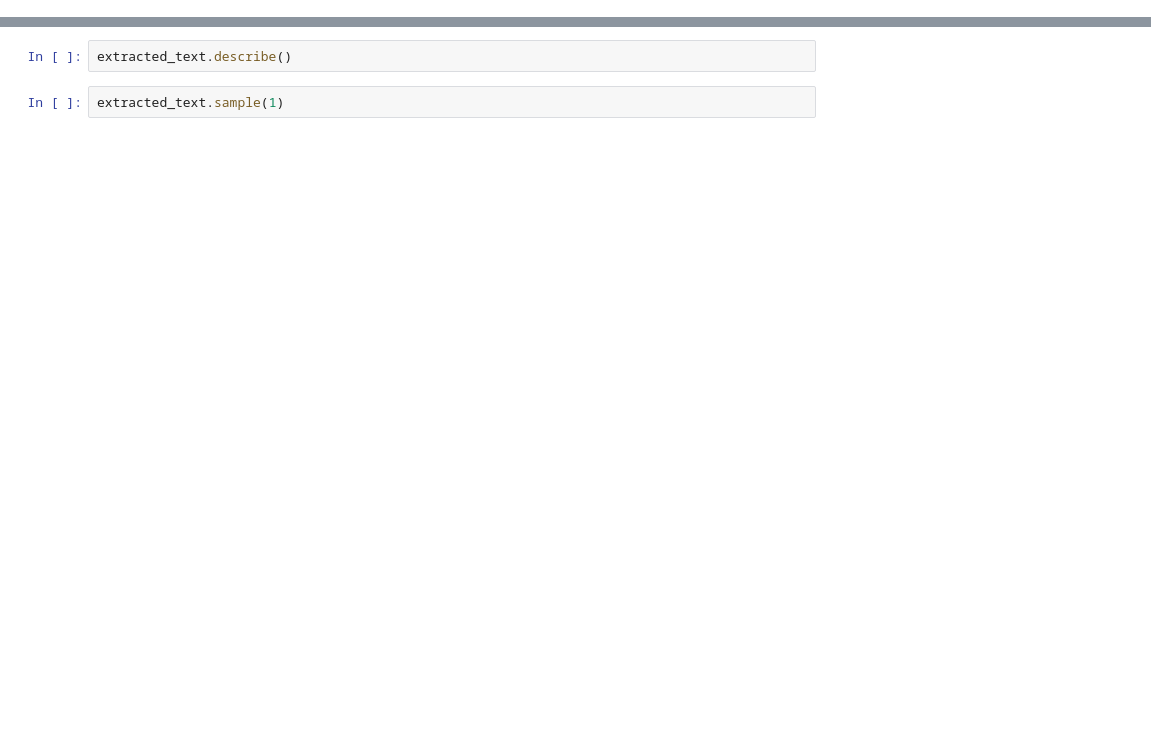
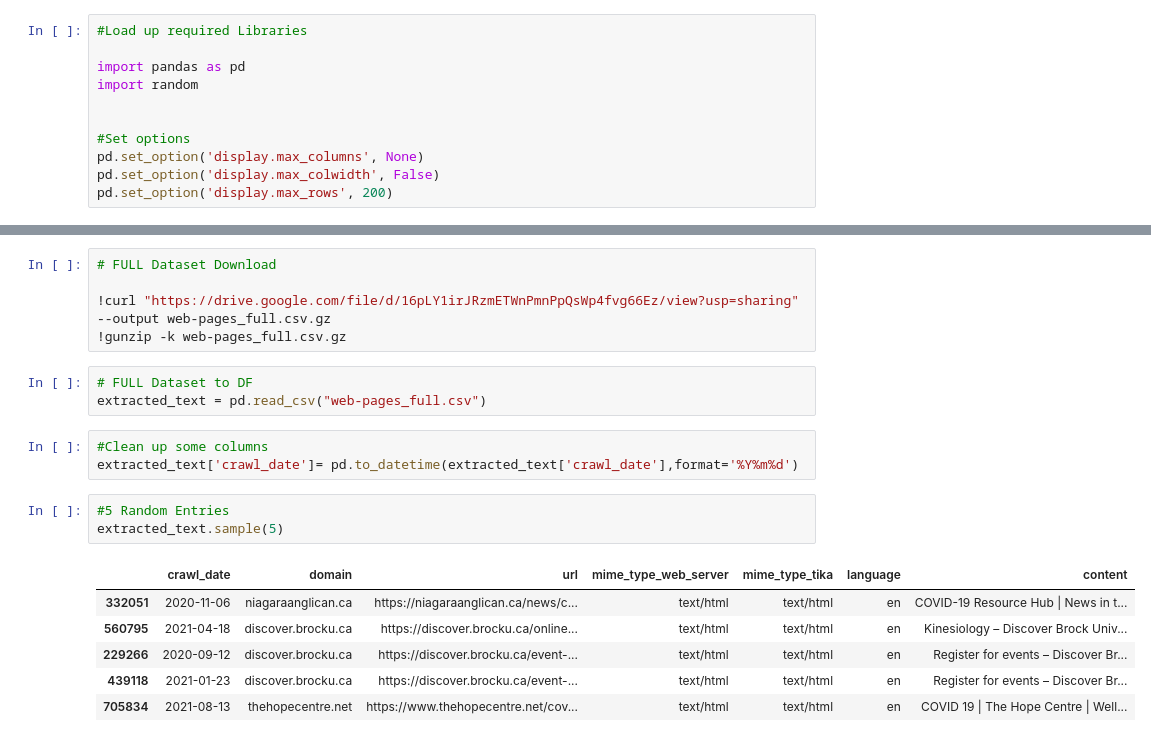
Before and after one commit to BrockDSL/ARCH_Data_Explore, a Jupyter notebook: Hackfest_Kickoff.ipynb, the cells around one changed output, grey strips where cells are left out. Drawn from its saved outputs; the diff is of its cells as text; blank space fills up the shorter version.

```diff
--- a/Hackfest_Kickoff.ipynb
+++ b/Hackfest_Kickoff.ipynb
@@ -14,6 +14,17 @@ The goal of this session is to share the Archives Unleashed dataset and some pre
 - The [Project](https://brockdsl.github.io/archives_unleashed/)
 - The [Dataset](https://brockdsl.github.io/archives_unleashed/posts/the-dataset/)
 - The [Research Questions](https://brockdsl.github.io/archives_unleashed/posts/crisis-communication-theory/)
+# %%
+#Load up required Libraries
+
+import pandas as pd
+import random
+
+
+#Set options
+pd.set_option('display.max_columns', None)
+pd.set_option('display.max_colwidth', False)
+pd.set_option('display.max_rows', 200)
 # %% [markdown]
 The following notebook will demonstrate the basics of how to load up some of the extracted derviatives of the dataset from the [Archives Research Compute Hub](https://support.archive-it.org/hc/en-us/articles/360061122492-Introduction-to-the-Archive-It-Research-Services-Cloud) platform.  The **derivatives** that can be generated by ARCH classified in the following categories.
 
@@ -50,4 +71,21 @@ extracted_text_ds = pd.read_csv("web-pages.csv")
-# %%
-extracted_text.describe()
-# %%
-extracted_text.sample(1)
+# %%
+# FULL Dataset Download
+
+!curl "https://drive.google.com/file/d/16pLY1irJRzmETWnPmnPpQsWp4fvg66Ez/view?usp=sharing" --output web-pages_full.csv.gz
+!gunzip -k web-pages_full.csv.gz
+# %%
+# FULL Dataset to DF
+extracted_text = pd.read_csv("web-pages_full.csv")
+# %%
+#Clean up some columns
+extracted_text['crawl_date']= pd.to_datetime(extracted_text['crawl_date'],format='%Y%m%d')
+# %%
+#5 Random Entries
+extracted_text.sample(5)
+# %% [output]
+|  | crawl_date | domain | url | mime_type_web_server | mime_type_tika | language | content |
+| 332051 | 2020-11-06 | niagaraanglican.ca | https://niagaraanglican.ca/news/c... | text/html | text/html | en | COVID-19 Resource Hub | News in t... |
+| 560795 | 2021-04-18 | discover.brocku.ca | https://discover.brocku.ca/online... | text/html | text/html | en | Kinesiology – Discover Brock Univ... |
+| 229266 | 2020-09-12 | discover.brocku.ca | https://discover.brocku.ca/event-... | text/html | text/html | en | Register for events – Discover Br... |
+| 439118 | 2021-01-23 | discover.brocku.ca | https://discover.brocku.ca/event-... | text/html | text/html | en | Register for events – Discover Br... |
+| 705834 | 2021-08-13 | thehopecentre.net | https://www.thehopecentre.net/cov... | text/html | text/html | en | COVID 19 | The Hope Centre | Well... |
```
Also changed, not shown: parts of 8 cells of this notebook.
